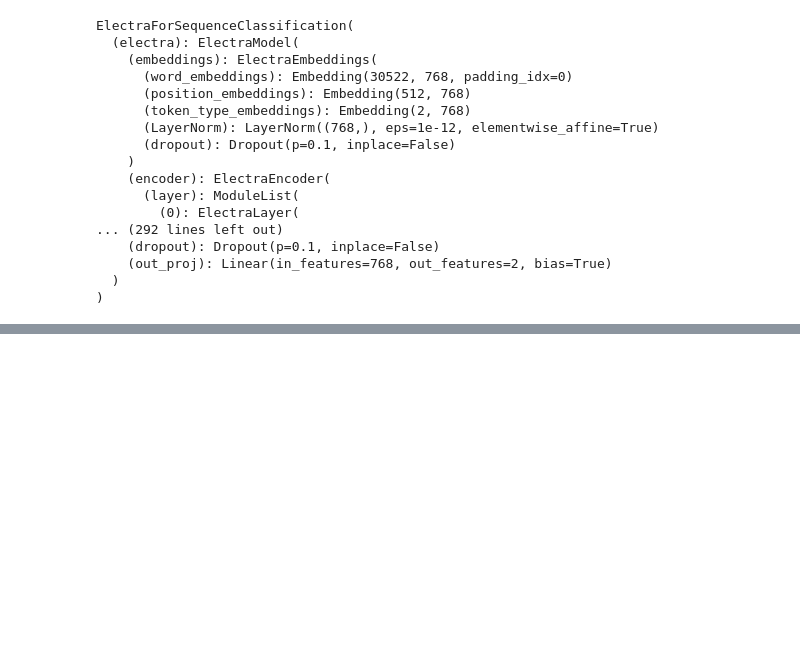
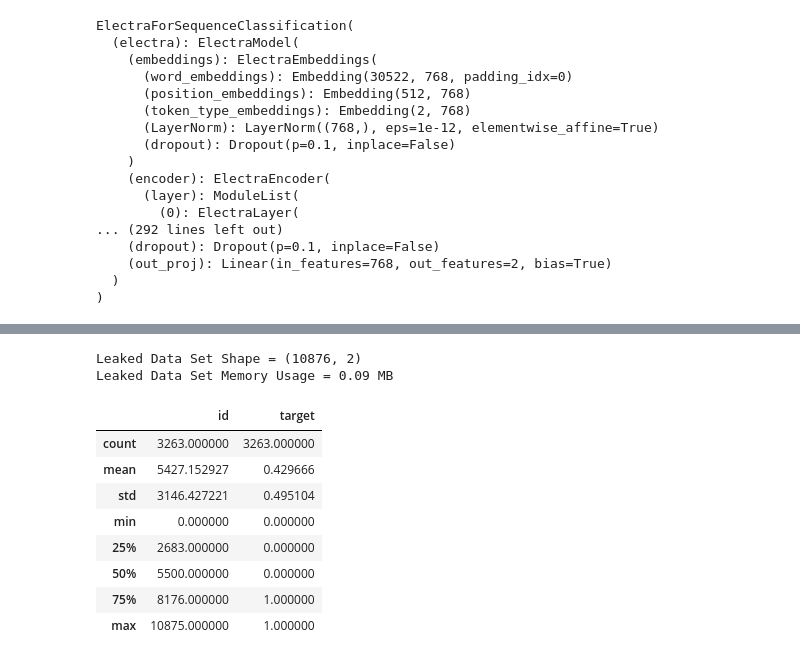
Before and after one commit to Nard248/Natural_language_processing_Tweeter, a Jupyter notebook: language.ipynb, the cells around one changed output, grey strips where cells are left out. Drawn from its saved outputs; the diff is of its cells as text; code cells hidden in the pictures; blank space fills up the shorter version.

```diff
--- a/language.ipynb
+++ b/language.ipynb
@@ -146,0 +495,30 @@ ElectraForSequenceClassification(
+# %%
+df_leak = pd.read_csv('socialmedia-disaster-tweets-DFE.csv', encoding ='ISO-8859-1')[['choose_one', 'text']]
+
+# Creating target and id
+df_leak['target'] = (df_leak['choose_one'] == 'Relevant').astype(np.int8)
+df_leak['id'] = df_leak.index.astype(np.int16)
+df_leak.drop(columns=['choose_one', 'text'], inplace=True)
+
+# Merging target to test set
+updated_test = updated_test.merge(df_leak, on=['id'], how='left')
+
+print('Leaked Data Set Shape = {}'.format(df_leak.shape))
+print('Leaked Data Set Memory Usage = {:.2f} MB'.format(df_leak.memory_usage().sum() / 1024**2))
+
+perfect_submission = pd.read_csv("sample_submission.csv")
+perfect_submission['target'] = updated_test['target'].values
+perfect_submission.to_csv('submission.csv',index=False)
+perfect_submission.describe()
+# %% [output]
+Leaked Data Set Shape = (10876, 2)
+Leaked Data Set Memory Usage = 0.09 MB
+|  | id | target |
+| count | 3263.000000 | 3263.000000 |
+| mean | 5427.152927 | 0.429666 |
+| std | 3146.427221 | 0.495104 |
+| min | 0.000000 | 0.000000 |
+| 25% | 2683.000000 | 0.000000 |
+| 50% | 5500.000000 | 0.000000 |
+| 75% | 8176.000000 | 1.000000 |
+| max | 10875.000000 | 1.000000 |
```
Also changed, not shown: parts of 20 cells of this notebook, 3 other files.
